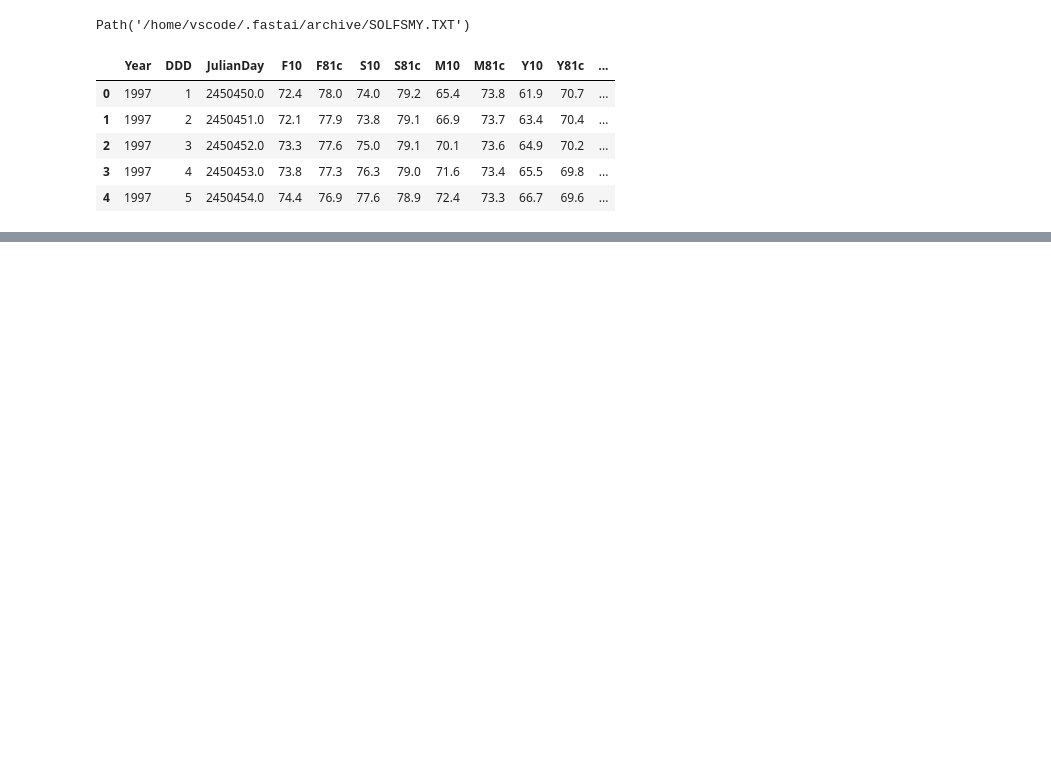
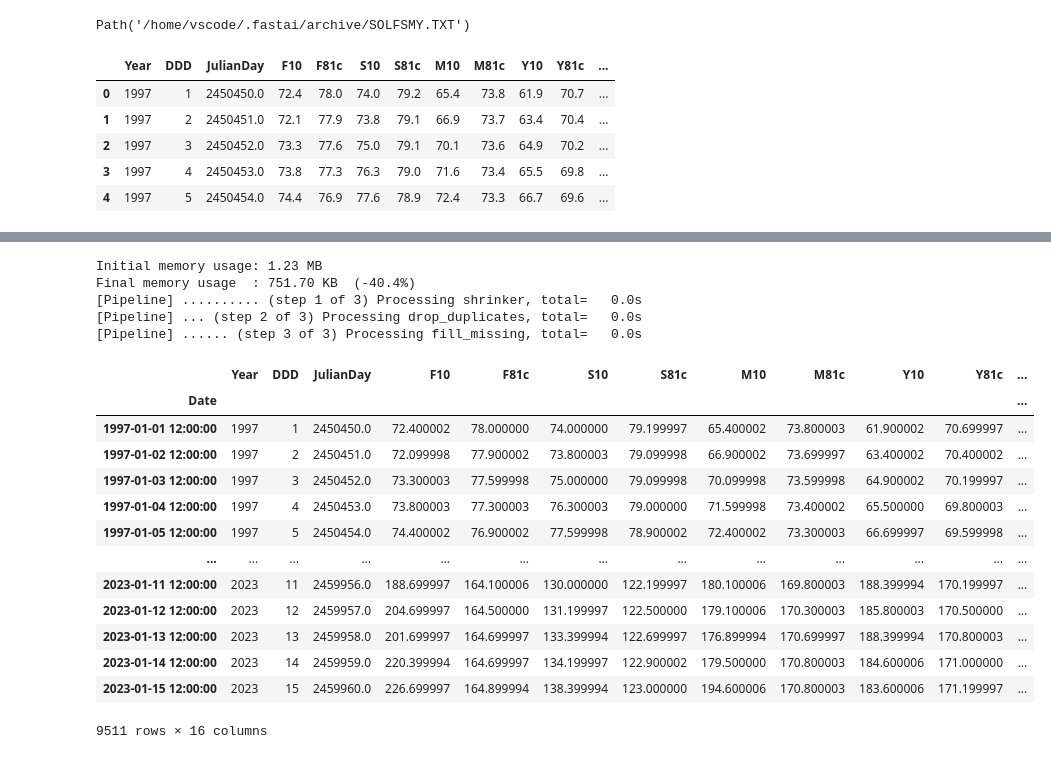
Before and after one commit to ARCLab-MIT/SW-Transformers-Forecaster-Framework, a Jupyter notebook: dev_nbs/00_draftsheet.ipynb, the cells around one changed output, grey strips where cells are left out. Drawn from its saved outputs; the diff is of its cells as text; code cells hidden in the pictures; blank space fills up the shorter version.

```diff
--- a/dev_nbs/00_draftsheet.ipynb
+++ b/dev_nbs/00_draftsheet.ipynb
@@ -54,0 +158,35 @@ Acronyms:
+# %%
+datetime_col = 'Date'
+freq = '1D'
+data_columns = 'F10 S10 M10 Y10'.split()
+imputation_method = 'ffill'
+
+# sklearn's preprocessing pipeline
+preproc_pipe = sklearn.pipeline.Pipeline([
+    ('shrinker', TSShrinkDataFrame()), # shrik dataframe memory usage and set the right dtypes
+    ('drop_duplicates', TSDropDuplicates(use_index=True)), # drop duplicates
+    ('fill_missing', TSFillMissing(columns=data_columns, method=imputation_method, value=None)), # fill missing data (1st ffill. 2nd value=0)
+], verbose=True)
+
+df = preproc_pipe.fit_transform(df_raw)
+df
+# %% [output]
+Initial memory usage: 1.23 MB
+Final memory usage  : 751.70 KB  (-40.4%)
+[Pipeline] .......... (step 1 of 3) Processing shrinker, total=   0.0s
+[Pipeline] ... (step 2 of 3) Processing drop_duplicates, total=   0.0s
+[Pipeline] ...... (step 3 of 3) Processing fill_missing, total=   0.0s
+|  | Year | DDD | JulianDay | F10 | F81c | S10 | S81c | M10 | M81c | Y10 | Y81c | ... |
+| Date |  |  |  |  |  |  |  |  |  |  |  | ... |
+| 1997-01-01 12:00:00 | 1997 | 1 | 2450450.0 | 72.400002 | 78.000000 | 74.000000 | 79.199997 | 65.400002 | 73.800003 | 61.900002 | 70.699997 | ... |
+| 1997-01-02 12:00:00 | 1997 | 2 | 2450451.0 | 72.099998 | 77.900002 | 73.800003 | 79.099998 | 66.900002 | 73.699997 | 63.400002 | 70.400002 | ... |
+| 1997-01-03 12:00:00 | 1997 | 3 | 2450452.0 | 73.300003 | 77.599998 | 75.000000 | 79.099998 | 70.099998 | 73.599998 | 64.900002 | 70.199997 | ... |
+| 1997-01-04 12:00:00 | 1997 | 4 | 2450453.0 | 73.800003 | 77.300003 | 76.300003 | 79.000000 | 71.599998 | 73.400002 | 65.500000 | 69.800003 | ... |
+| 1997-01-05 12:00:00 | 1997 | 5 | 2450454.0 | 74.400002 | 76.900002 | 77.599998 | 78.900002 | 72.400002 | 73.300003 | 66.699997 | 69.599998 | ... |
+| ... | ... | ... | ... | ... | ... | ... | ... | ... | ... | ... | ... | ... |
+| 2023-01-11 12:00:00 | 2023 | 11 | 2459956.0 | 188.699997 | 164.100006 | 130.000000 | 122.199997 | 180.100006 | 169.800003 | 188.399994 | 170.199997 | ... |
+| 2023-01-12 12:00:00 | 2023 | 12 | 2459957.0 | 204.699997 | 164.500000 | 131.199997 | 122.500000 | 179.100006 | 170.300003 | 185.800003 | 170.500000 | ... |
+| 2023-01-13 12:00:00 | 2023 | 13 | 2459958.0 | 201.699997 | 164.699997 | 133.399994 | 122.699997 | 176.899994 | 170.699997 | 188.399994 | 170.800003 | ... |
+| 2023-01-14 12:00:00 | 2023 | 14 | 2459959.0 | 220.399994 | 164.699997 | 134.199997 | 122.900002 | 179.500000 | 170.800003 | 184.600006 | 171.000000 | ... |
+| 2023-01-15 12:00:00 | 2023 | 15 | 2459960.0 | 226.699997 | 164.899994 | 138.399994 | 123.000000 | 194.600006 | 170.800003 | 183.600006 | 171.199997 | ... |
+9511 rows × 16 columns
```
Also changed, not shown: parts of 14 cells of this notebook.
